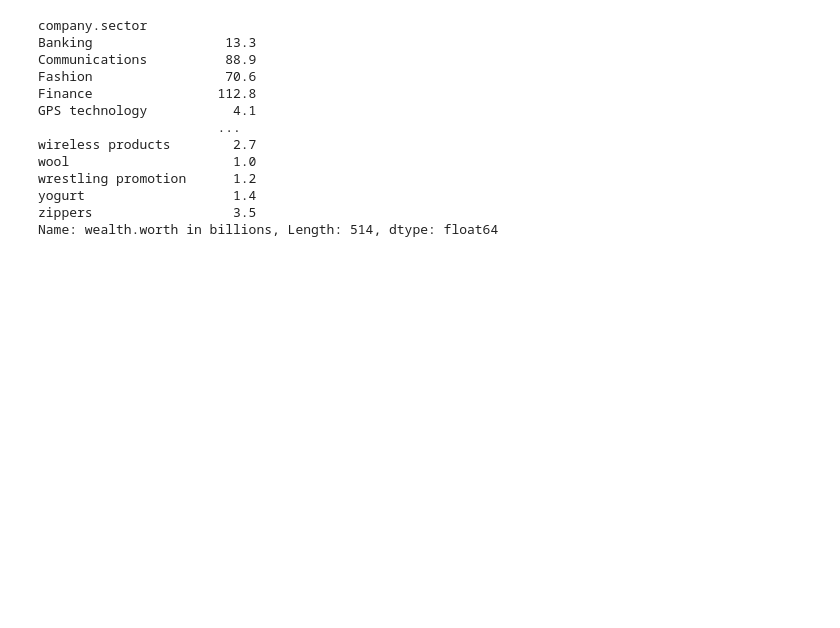
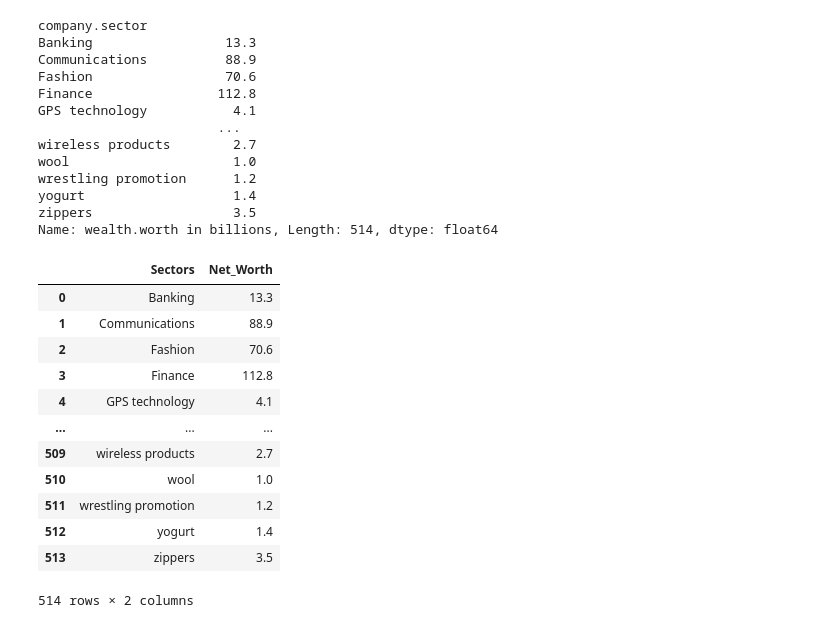
Before and after one commit to obinnaofomah/Forbes_Billionaires_Analysis, a Jupyter notebook: Billionaire Data Analysis.ipynb, the cells around one changed output. Cells and saved outputs as stored; diff of their text form; code cells hidden in the pictures; blank space fills up the shorter version.

```diff
--- a/Billionaire Data Analysis.ipynb
+++ b/Billionaire Data Analysis.ipynb
@@ -448,3 +364,22 @@ wrestling promotion      1.2
 yogurt                   1.4
 zippers                  3.5
 Name: wealth.worth in billions, Length: 514, dtype: float64
+# %%
+# Rename the labels of the result returned
+company_group = company_group.rename_axis('Sectors').reset_index(name='Net_Worth')
+
+company_group
+# %% [output]
+|  | Sectors | Net_Worth |
+| 0 | Banking | 13.3 |
+| 1 | Communications | 88.9 |
+| 2 | Fashion | 70.6 |
+| 3 | Finance | 112.8 |
+| 4 | GPS technology | 4.1 |
+| ... | ... | ... |
+| 509 | wireless products | 2.7 |
+| 510 | wool | 1.0 |
+| 511 | wrestling promotion | 1.2 |
+| 512 | yogurt | 1.4 |
+| 513 | zippers | 3.5 |
+514 rows × 2 columns
```
Also changed, not shown: parts of 16 cells of this notebook.
